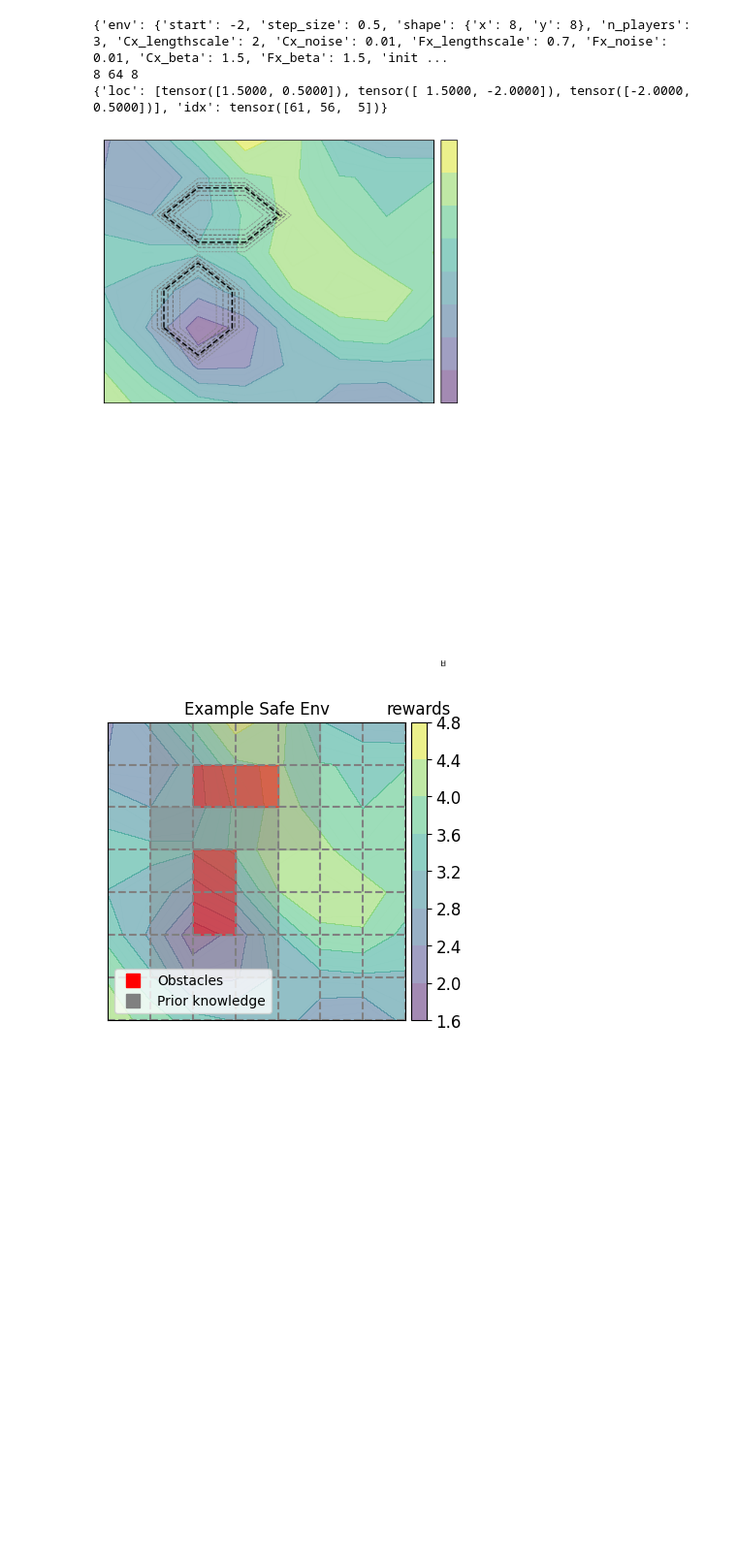
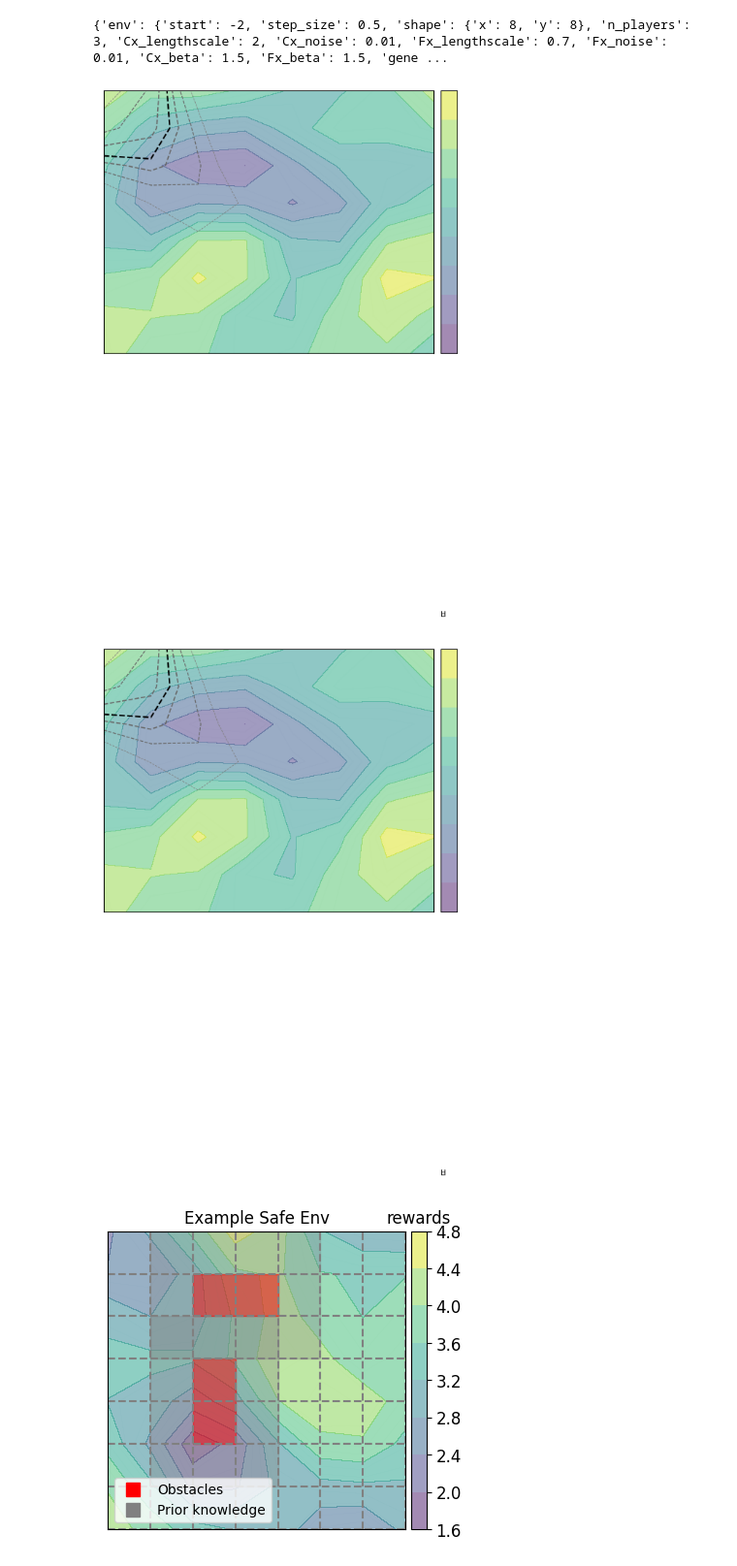
Before and after one commit to mahaitongdae/SafeMaC, a Jupyter notebook: notebooks/draw_figure.ipynb, the cells around one changed output. Shown at 97% size. Drawn from its saved outputs; the diff is of its cells as text; code cells hidden in the pictures; blank space fills up the shorter version.

Commit message:
clean up and update plot

```diff
--- a/notebooks/draw_figure.ipynb
+++ b/notebooks/draw_figure.ipynb
@@ -12,7 +12,7 @@ import yaml
 import numpy as np
 import pandas as pd
 
-workspace = '/home/mht/PycharmProjects/SafeMaC'
+workspace = '/home/mht/PycharmProjects/mac_decision/src/SafeMaC'
 import sys
 sys.path.append(workspace)
 
@@ -24,7 +24,7 @@ import types
 import networkx as nx
 # warnings.filterwarnings("ignore")
 
-args = {'param': 'GPwall_safe_base',
+args = {'param': 'GP_base_base',
         'env_idx': 100,
         'generate': False,
         'noise_sigma': 0.01,
@@ -42,39 +42,38 @@ for param in [env, agent, algo]:
 print(params)
 
 if not args.generate:
-    params["env"].update({"generate": False})
+    params["env"].update({"generate": True})
 
 params["env"].update({"Fx_noise" : args.noise_sigma})
 params["agent"].update({"Fx_noise": args.noise_sigma})
 
 env_load_path = (
     workspace
     + "/experiments/"
     + params["experiment"]["folder"] + '_' + str(args.noise_sigma)
     + "/"
     + env + '_'
     + str(args.env_idx)
     + "/"
 )
 save_path = env_load_path + "/" + args.param + "/"
 
 if not os.path.exists(save_path):
     try:
         os.makedirs(save_path)
     except OSError as e:
         if e.errno != errno.EEXIST:
             raise
 
 # 3) Setup the environement
 env = GridWorld(
     env_params=params["env"], common_params=params["common"], env_dir=env_load_path
 )
 env.plot()
 # %% [output]
-{'env': {'start': -2, 'step_size': 0.5, 'shape': {'x': 8, 'y': 8}, 'n_players': 3, 'Cx_lengthscale': 2, 'Cx_noise': 0.01, 'Fx_lengthscale': 0.7, 'Fx_noise': 0.01, 'Cx_beta': 1.5, 'Fx_beta': 1.5, 'init ...
-8 64 8
-{'loc': [tensor([1.5000, 0.5000]), tensor([ 1.5000, -2.0000]), tensor([-2.0000,  0.5000])], 'idx': tensor([61, 56,  5])}
+{'env': {'start': -2, 'step_size': 0.5, 'shape': {'x': 8, 'y': 8}, 'n_players': 3, 'Cx_lengthscale': 2, 'Cx_noise': 0.01, 'Fx_lengthscale': 0.7, 'Fx_noise': 0.01, 'Cx_beta': 1.5, 'Fx_beta': 1.5, 'gene ...
-[figure, old version]
+[figure, new version]
+[figure, added]
 # %%
 from matplotlib import patches
 def add_walls(x, y, dx, dy, ax):
```
Also changed, not shown: parts of 1 cell of this notebook, 17 other files.
